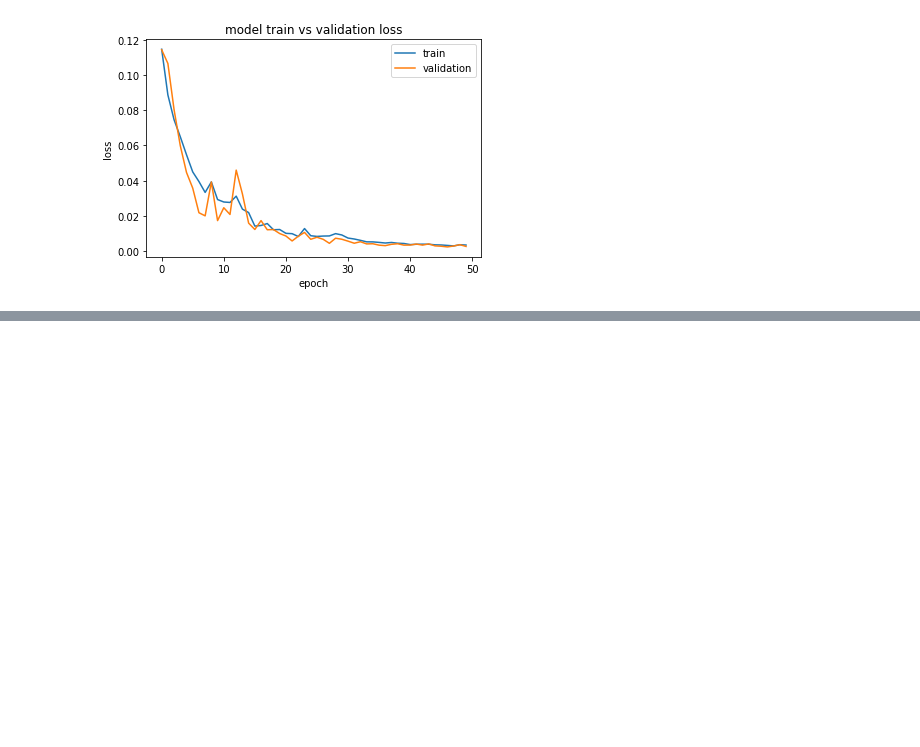
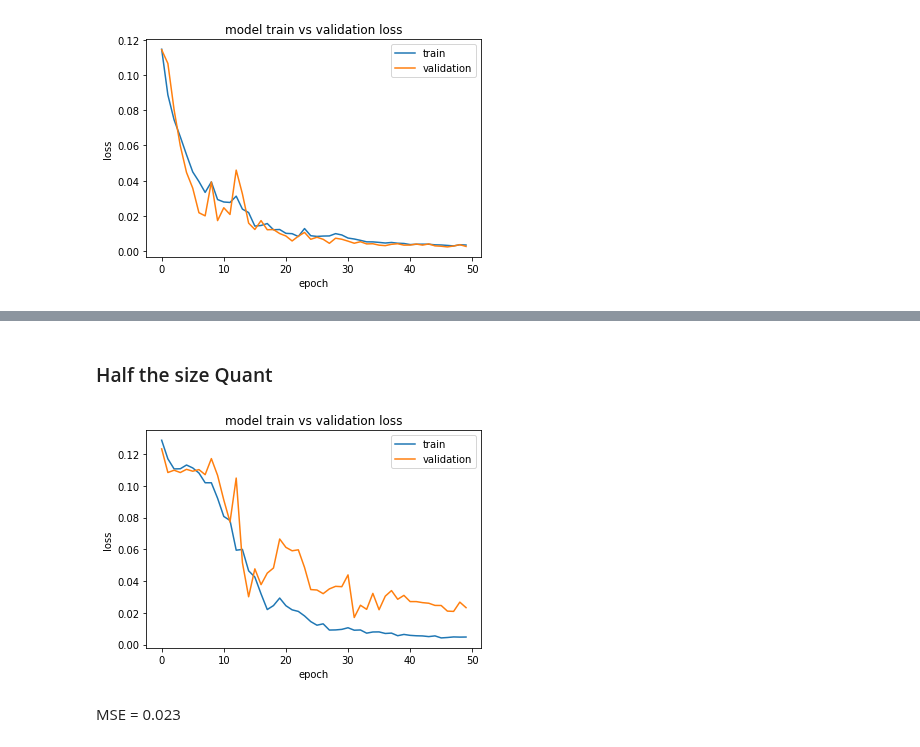
Before and after one commit to tuandnvn/learn-to-perform, a Jupyter notebook: notebooks/learning_progress_demo.ipynb, the cells around one changed output, grey strips where cells are left out. Cells and saved outputs as stored; diff of their text form; code cells hidden in the pictures; blank space fills up the shorter version.

```diff
--- a/notebooks/learning_progress_demo.ipynb
+++ b/notebooks/learning_progress_demo.ipynb
@@ -101,0 +136,10 @@ plot (training_loss, testing_loss)
+# %% [markdown]
+### Half the size Quant
+# %%
+training_loss = [0.12872738573624162, 0.116997380493855, 0.11065716121573838, 0.11075410186027994, 0.11312316532950012, 0.11128042227759653, 0.10808029481951072, 0.10194364076062125, 0.10192720394353477, 0.092191009155037446, 0.080704351354922571, 0.078183249741488575, 0.059445709085129965, 0.059935104082889705, 0.046444836737854142, 0.042530716748490016, 0.031905264669687163, 0.022046677321575735, 0.024541084398040359, 0.029294987114108339, 0.024466835879435649, 0.021865461625120774, 0.020874677515797774, 0.018025147210692569, 0.014450376458960225, 0.012183183414519442, 0.013043642628519815, 0.0091258909657825626, 0.009211810300962962, 0.0095557441307725956, 0.010578448827169379, 0.0090279129157983216, 0.0091808296416943172, 0.0071665079199842042, 0.0079099842684571542, 0.0079577050494904419, 0.0069731428782094495, 0.0072033713757041458, 0.0055564184250234041, 0.006370777777415149, 0.0057794177828698742, 0.0055252343644292988, 0.0054131430592768044, 0.0049956570740561099, 0.0054473845378438732, 0.0041713946978846677, 0.0044308213471929182, 0.0047939776214866005, 0.0046802636316730355, 0.0047296420100848289]
+validation_loss = [0.12329791610439618, 0.10838669165968895, 0.10984205827116966, 0.1083798569937547, 0.11039950326085091, 0.10921330004930496, 0.11023703590035439, 0.10703027124206226, 0.11715634912252426, 0.10660902224481106, 0.091091463963190719, 0.077209560821453735, 0.10489834410448869, 0.0515963239595294, 0.03009884726877014, 0.047691852630426489, 0.037742207137246929, 0.045000513084232807, 0.048226577695459127, 0.066487815851966545, 0.061233127567296229, 0.059071866795420647, 0.05969107267446816, 0.048569505956644811, 0.034637625717247524, 0.034355511966471873, 0.032058358037223421, 0.035057866324981056, 0.036674012119571366, 0.036453450098633766, 0.043890518601983786, 0.017020717728883028, 0.024764815849872928, 0.022180322674103081, 0.032235563267022371, 0.021929047574910026, 0.030486212422450382, 0.033991295378655195, 0.028525096907590825, 0.030977179141094286, 0.027063140994869173, 0.027054825254405539, 0.026399884722195566, 0.026026736479252577, 0.024650858986812334, 0.02460290406209727, 0.02106189417342345, 0.020879033409679931, 0.026723497586014371, 0.023240438972910244]
+plot (training_loss, validation_loss)
+# %% [output]
+[figure, added]
+# %% [markdown]
+MSE = 0.023
```
Also changed, not shown: parts of 19 cells of this notebook, 7 other files.
